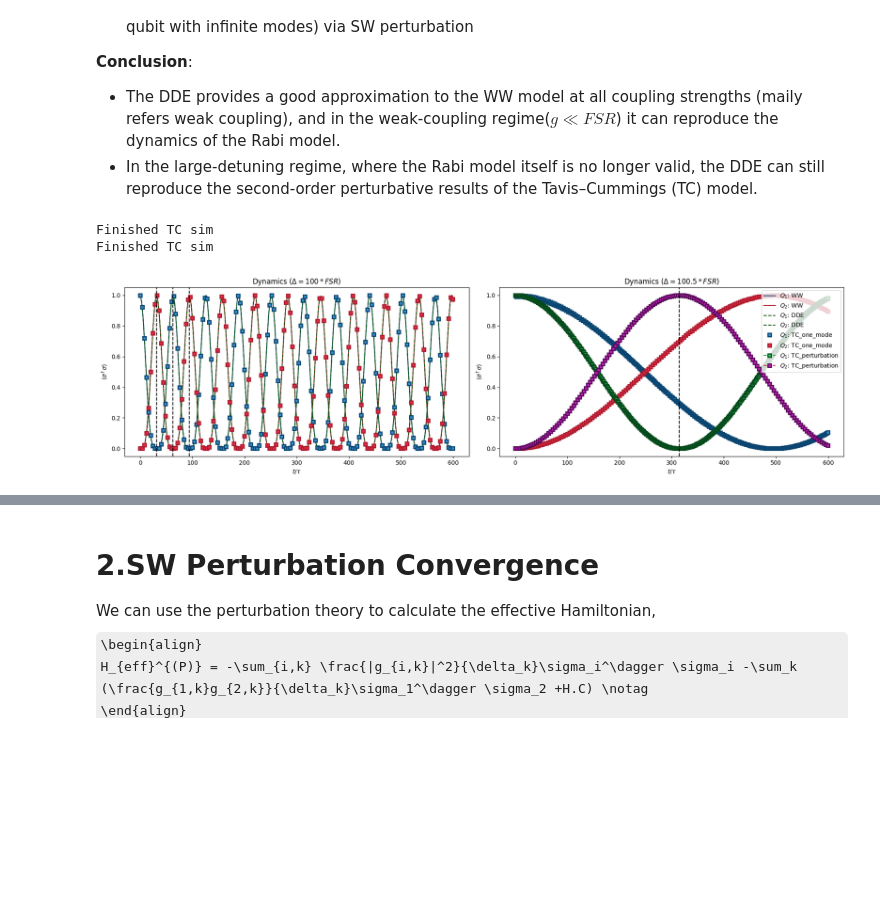
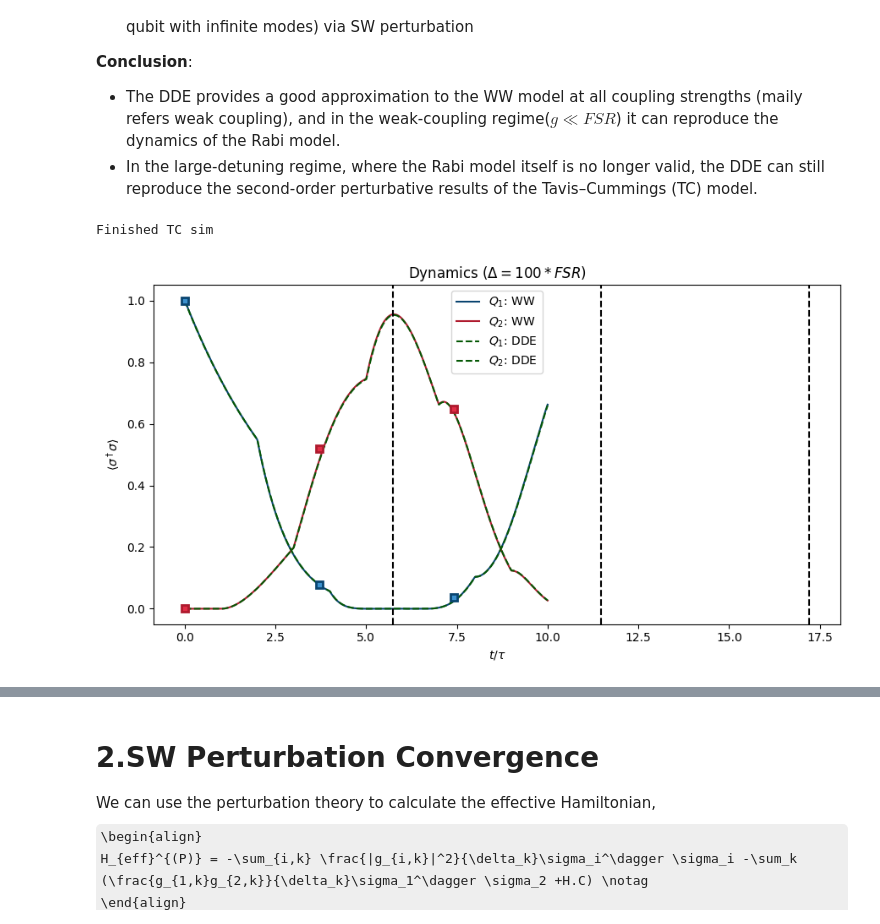
Before and after one commit to Taitoos2/non_markovian_qubit_swap, a Jupyter notebook: Idea_3.ipynb, the cells around one changed output, grey strips where cells are left out. Drawn from its saved outputs; the diff is of its cells as text; code cells hidden in the pictures; some formulas as TeX source; blank space fills up the shorter version.

```diff
--- a/Idea_3.ipynb
+++ b/Idea_3.ipynb
@@ -10,10 +10,9 @@
 # %%
 from expt_sets import expt_001_dynamics
 
 expt_001_dynamics(
-    Delta=100.5, gamma=0.01, tau=1, T=600, dt_max=0.01, n_steps=201, n_modes=100
+    Delta=100, gamma=0.3, tau=1, T=10, dt_max=0.01, n_steps=201, n_modes=100
 )
 # %% [output]
 Finished TC sim
-Finished TC sim
-[figure, old version]
+[figure, new version]
```
Also changed, not shown: parts of 18 cells of this notebook, 9 other files.
